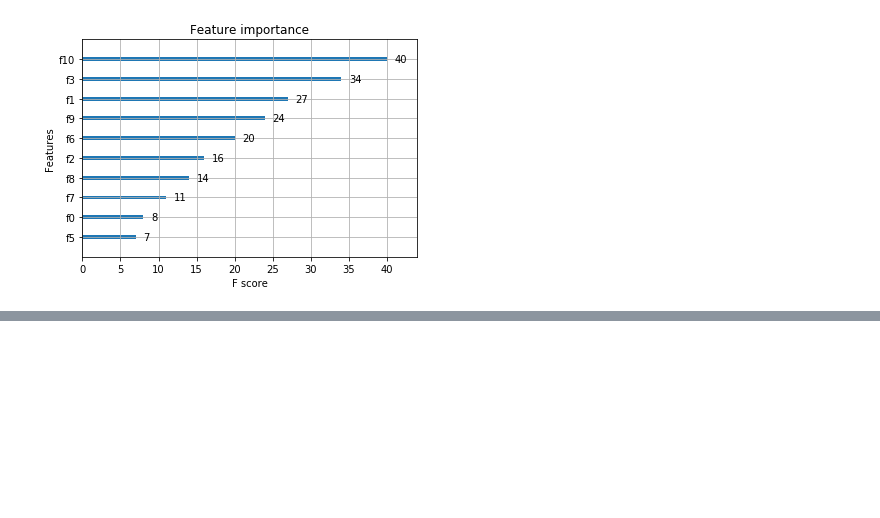
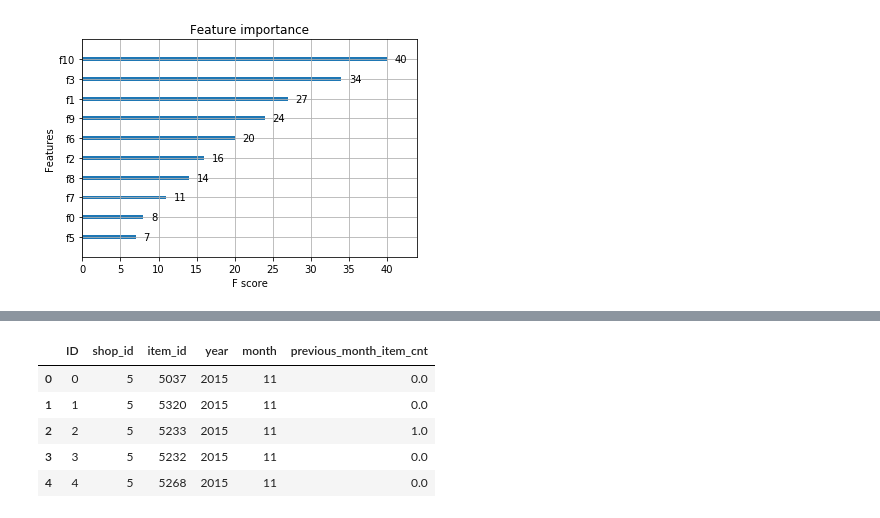
Before and after one commit to Batmobil/htwdsc, a Jupyter notebook: EDA_1st_week.ipynb, the cells around one changed output, grey strips where cells are left out. Saved outputs shown, nothing was run; the diff lists cells and outputs as text; code cells hidden in the pictures; blank space fills up the shorter version.

```diff
--- a/EDA_1st_week.ipynb
+++ b/EDA_1st_week.ipynb
@@ -442,0 +416,19 @@ Fitting 3 folds for each of 24 candidates, totalling 72 fits
+# %%
+# # prep test data
+test_set.head()
+test_set['year'] = pd.Series(2015, index=test_set.index)
+test_set['month'] = pd.Series(11, index=test_set.index)
+# train['day'] = train['date_'].dt.day
+# train['week'] = train['date_'].dt.week
+# train['week_day'] = train['date_'].dt.weekday
+# train['year_day'] = train['date_'].dt.dayofyear
+test_set = test_set.merge(monthly_sales, on=['shop_id', 'item_id', 'year', 'month'], how='left')
+test_set['previous_month_item_cnt'] = test_set['previous_month_item_cnt'].fillna(0)
+test_set.head()
+# %% [output]
+|  | ID | shop_id | item_id | year | month | previous_month_item_cnt |
+| 0 | 0 | 5 | 5037 | 2015 | 11 | 0.0 |
+| 1 | 1 | 5 | 5320 | 2015 | 11 | 0.0 |
+| 2 | 2 | 5 | 5233 | 2015 | 11 | 1.0 |
+| 3 | 3 | 5 | 5232 | 2015 | 11 | 0.0 |
+| 4 | 4 | 5 | 5268 | 2015 | 11 | 0.0 |
```
Also changed, not shown: parts of 17 cells of this notebook.
